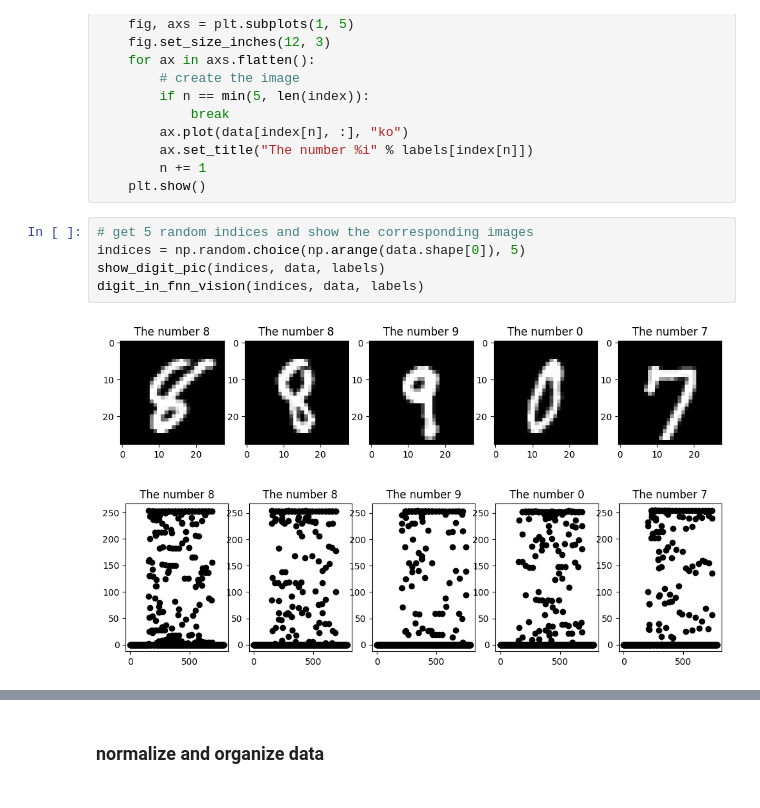
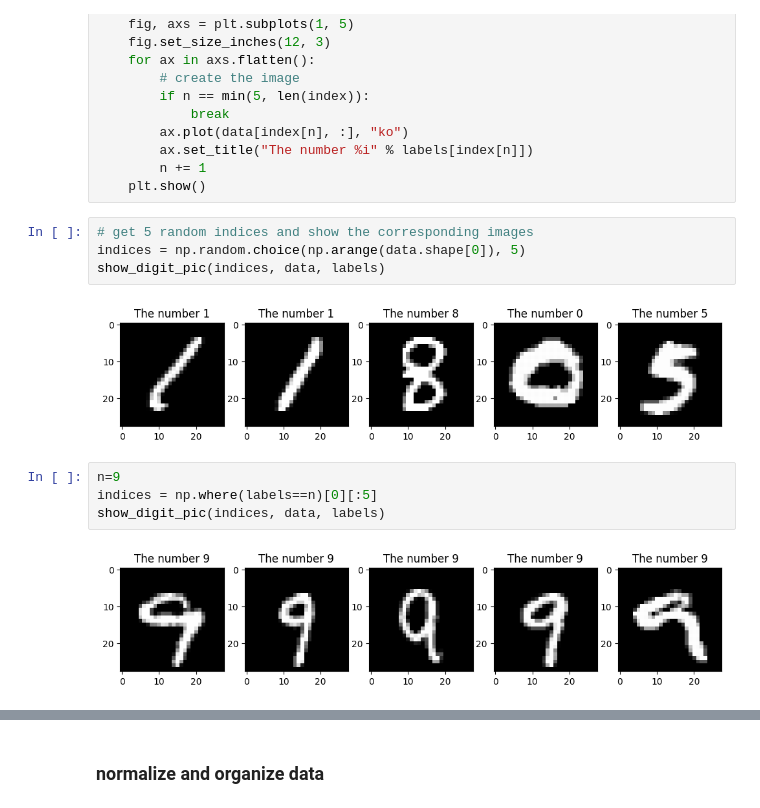
Before and after one commit to faheempa/Deep_learning, a Jupyter notebook: FNN/MNIST_classification/main.ipynb, the cells around one changed output, grey strips where cells are left out. Drawn from its saved outputs; the diff is of its cells as text.

```diff
--- a/FNN/MNIST_classification/main.ipynb
+++ b/FNN/MNIST_classification/main.ipynb
@@ -54,8 +55,12 @@ def digit_in_fnn_vision(index, data, labels):
 # %%
 # get 5 random indices and show the corresponding images
 indices = np.random.choice(np.arange(data.shape[0]), 5)
 show_digit_pic(indices, data, labels)
-digit_in_fnn_vision(indices, data, labels)
 # %% [output]
-[figure, old version]
+[figure, new version]
-[figure, removed]
+# %%
+n=9
+indices = np.where(labels==n)[0][:5]
+show_digit_pic(indices, data, labels)
+# %% [output]
+[figure, added]
```
Also changed, not shown: parts of 10 cells of this notebook, 44 other files.
